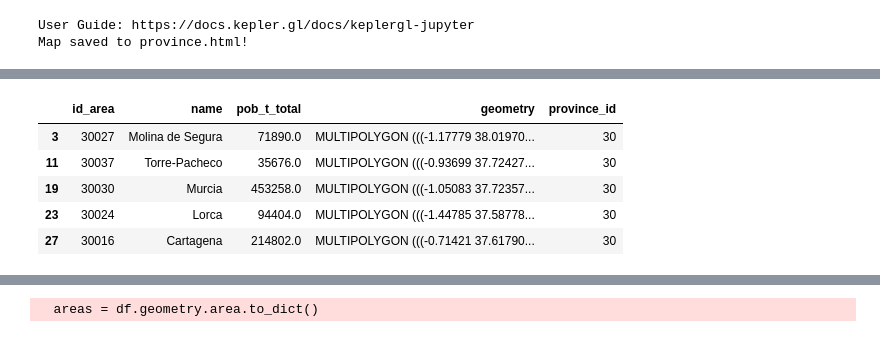
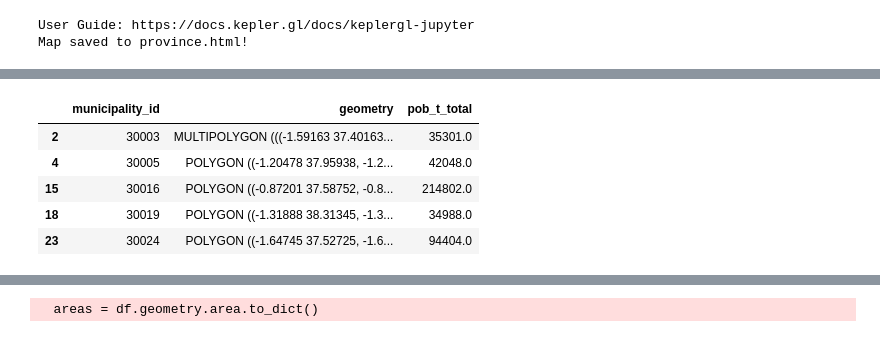
Before and after one commit to nplaton/diputado-distrito, a Jupyter notebook: diputado-distrito.ipynb, the cells around one changed output, grey strips where cells are left out. Drawn from its saved outputs; the diff is of its cells as text; code cells hidden in the pictures.

```diff
--- a/diputado-distrito.ipynb
+++ b/diputado-distrito.ipynb
@@ -294,6 +275,7 @@ zip_code['province_id'] = zip_code['id_area'].str[:2]
 # zip_code['longitude'] = zip_code['geometry'].centroid.x
 
 census_section['province_id'] = census_section['id_area'].str[:2]
+census_section['municipality_id'] = census_section['id_area'].str[:5]
 # census_section['latitude'] = census_section['geometry'].centroid.y
 # census_section['longitude'] = census_section['geometry'].centroid.x
 # %%
@@ -318,6 +300,6 @@ KeplerGl(height=800, width=1000).save_to_html(geo_data, file_name='province.html
 User Guide: https://docs.kepler.gl/docs/keplergl-jupyter
 Map saved to province.html!
 # %%
-target = 35000
+target = 33000
 variable = "pob_t_total"
 node_repeats = 1
@@ -338,0 +317,4 @@ gdf_area.head()
+# %%
+municipality_agg = census_section.dissolve(by='municipality_id', aggfunc='sum').reset_index()
+print(municipality_agg.shape)
+municipality_agg.head()
@@ -338,0 +329,8 @@ gdf_area.head()
+# %%
+mask = municipality_agg[variable] < target
+
+gdf_area = municipality_agg[mask].copy()
+
+# Feature eng for concat
+gdf_area = gdf_area.rename(columns = {'municipality_id': 'id_area'})
+gdf_area.head()
@@ -339,11 +344,11 @@ gdf_area.head()
 # %%
 # Municipalities with more than target population
-filtered_out = province_area[~mask].copy()
+filtered_out = municipality_agg[~mask].copy()
 filtered_out.head()
 # %% [output]
-|  | id_area | name | pob_t_total | geometry | province_id |
-| 3 | 30027 | Molina de Segura | 71890.0 | MULTIPOLYGON (((-1.17779 38.01970... | 30 |
-| 11 | 30037 | Torre-Pacheco | 35676.0 | MULTIPOLYGON (((-0.93699 37.72427... | 30 |
-| 19 | 30030 | Murcia | 453258.0 | MULTIPOLYGON (((-1.05083 37.72357... | 30 |
-| 23 | 30024 | Lorca | 94404.0 | MULTIPOLYGON (((-1.44785 37.58778... | 30 |
-| 27 | 30016 | Cartagena | 214802.0 | MULTIPOLYGON (((-0.71421 37.61790... | 30 |
+|  | municipality_id | geometry | pob_t_total |
+| 2 | 30003 | MULTIPOLYGON (((-1.59163 37.40163... | 35301.0 |
+| 4 | 30005 | POLYGON ((-1.20478 37.95938, -1.2... | 42048.0 |
+| 15 | 30016 | POLYGON ((-0.87201 37.58752, -0.8... | 214802.0 |
+| 18 | 30019 | POLYGON ((-1.31888 38.31345, -1.3... | 34988.0 |
+| 23 | 30024 | POLYGON ((-1.64745 37.52725, -1.6... | 94404.0 |
```
Also changed, not shown: parts of 39 cells of this notebook.
